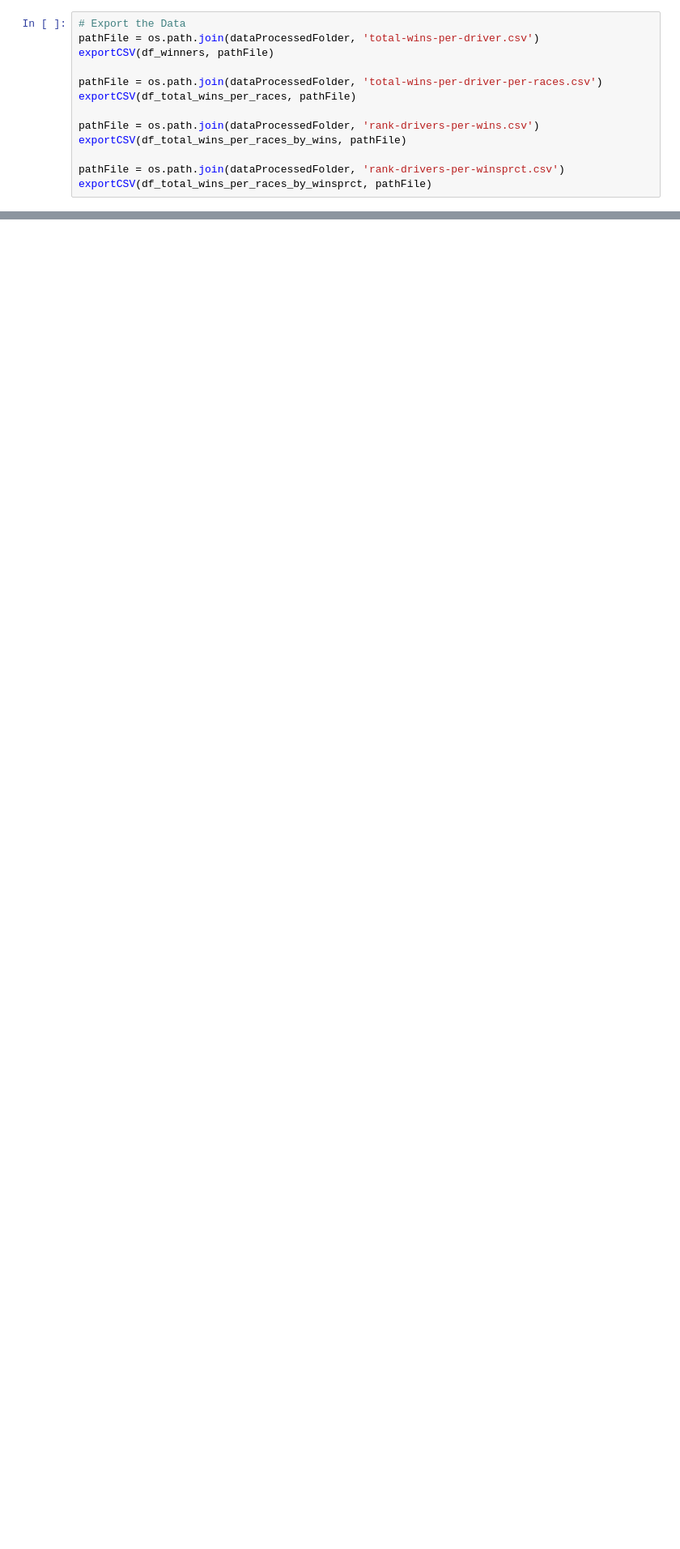
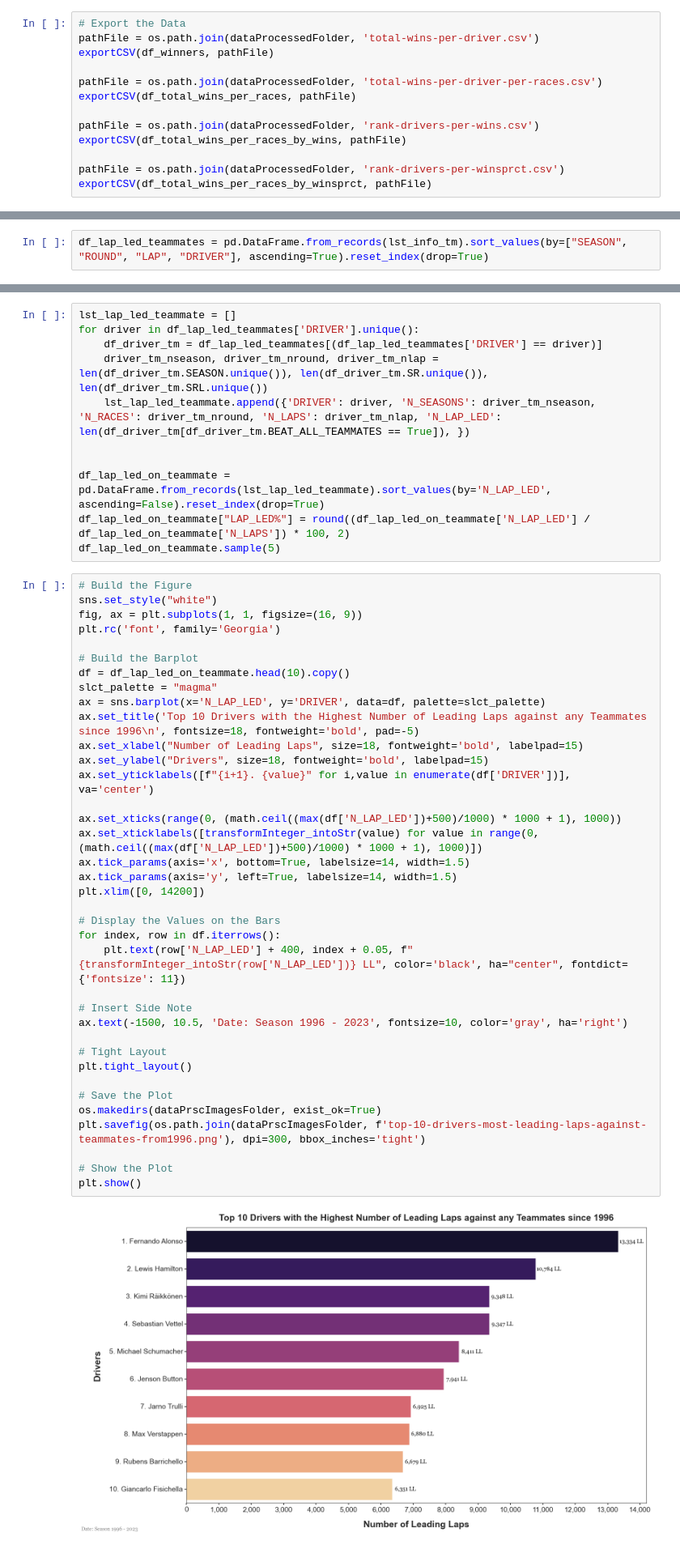
Before and after one commit to dorian-roux/Formula1-analysis, a Jupyter notebook: notebooks/DataF1-Analysis.ipynb, the cells around one changed output, grey strips where cells are left out. Shown at 81% size. Drawn from its saved outputs; the diff is of its cells as text; blank space fills up the shorter version.

```diff
--- a/notebooks/DataF1-Analysis.ipynb
+++ b/notebooks/DataF1-Analysis.ipynb
@@ -381,0 +690,2 @@ exportCSV(df_total_wins_per_races_by_winsprct, pathFile)
+# %%
+df_lap_led_teammates = pd.DataFrame.from_records(lst_info_tm).sort_values(by=["SEASON", "ROUND", "LAP", "DRIVER"], ascending=True).reset_index(drop=True)
@@ -381,0 +708,50 @@ exportCSV(df_total_wins_per_races_by_winsprct, pathFile)
+# %%
+lst_lap_led_teammate = []
+for driver in df_lap_led_teammates['DRIVER'].unique():
+    df_driver_tm = df_lap_led_teammates[(df_lap_led_teammates['DRIVER'] == driver)]
+    driver_tm_nseason, driver_tm_nround, driver_tm_nlap = len(df_driver_tm.SEASON.unique()), len(df_driver_tm.SR.unique()), len(df_driver_tm.SRL.unique())
+    lst_lap_led_teammate.append({'DRIVER': driver, 'N_SEASONS': driver_tm_nseason, 'N_RACES': driver_tm_nround, 'N_LAPS': driver_tm_nlap, 'N_LAP_LED': len(df_driver_tm[df_driver_tm.BEAT_ALL_TEAMMATES == True]), })
+
+
+df_lap_led_on_teammate = pd.DataFrame.from_records(lst_lap_led_teammate).sort_values(by='N_LAP_LED', ascending=False).reset_index(drop=True)
+df_lap_led_on_teammate["LAP_LED%"] = round((df_lap_led_on_teammate['N_LAP_LED'] / df_lap_led_on_teammate['N_LAPS']) * 100, 2)
+df_lap_led_on_teammate.sample(5)
+# %%
+# Build the Figure
+sns.set_style("white")
+fig, ax = plt.subplots(1, 1, figsize=(16, 9))
+plt.rc('font', family='Georgia')
+
+# Build the Barplot
+df = df_lap_led_on_teammate.head(10).copy()
+slct_palette = "magma"
+ax = sns.barplot(x='N_LAP_LED', y='DRIVER', data=df, palette=slct_palette)
+ax.set_title('Top 10 Drivers with the Highest Number of Leading Laps against any Teammates since 1996\n', fontsize=18, fontweight='bold', pad=-5)
+ax.set_xlabel("Number of Leading Laps", size=18, fontweight='bold', labelpad=15)
+ax.set_ylabel("Drivers", size=18, fontweight='bold', labelpad=15)
+ax.set_yticklabels([f"{i+1}. {value}" for i,value in enumerate(df['DRIVER'])], va='center')
+
+ax.set_xticks(range(0, (math.ceil((max(df['N_LAP_LED'])+500)/1000) * 1000 + 1), 1000))
+ax.set_xticklabels([transformInteger_intoStr(value) for value in range(0, (math.ceil((max(df['N_LAP_LED'])+500)/1000) * 1000 + 1), 1000)])
+ax.tick_params(axis='x', bottom=True, labelsize=14, width=1.5)
+ax.tick_params(axis='y', left=True, labelsize=14, width=1.5)
+plt.xlim([0, 14200])
+
+# Display the Values on the Bars
+for index, row in df.iterrows():
+    plt.text(row['N_LAP_LED'] + 400, index + 0.05, f"{transformInteger_intoStr(row['N_LAP_LED'])} LL", color='black', ha="center", fontdict={'fontsize': 11})
+
+# Insert Side Note
+ax.text(-1500, 10.5, 'Date: Season 1996 - 2023', fontsize=10, color='gray', ha='right')
+
+# Tight Layout
+plt.tight_layout()
+
+# Save the Plot
+os.makedirs(dataPrscImagesFolder, exist_ok=True)
+plt.savefig(os.path.join(dataPrscImagesFolder, f'top-10-drivers-most-leading-laps-against-teammates-from1996.png'), dpi=300, bbox_inches='tight')
+
+# Show the Plot
+plt.show()
+# %% [output]
+[figure, added]
```
Also changed, not shown: parts of 45 cells of this notebook, 4 other files.
